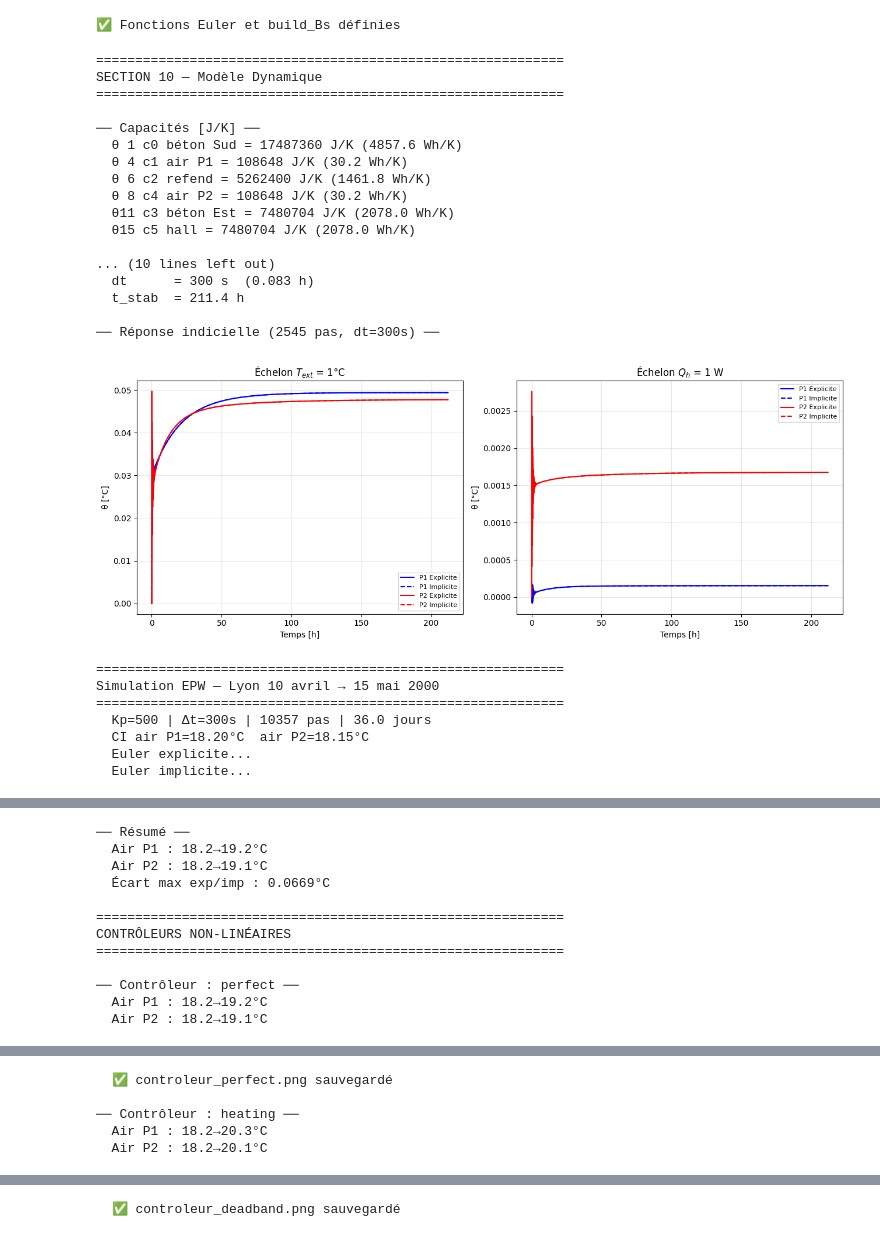
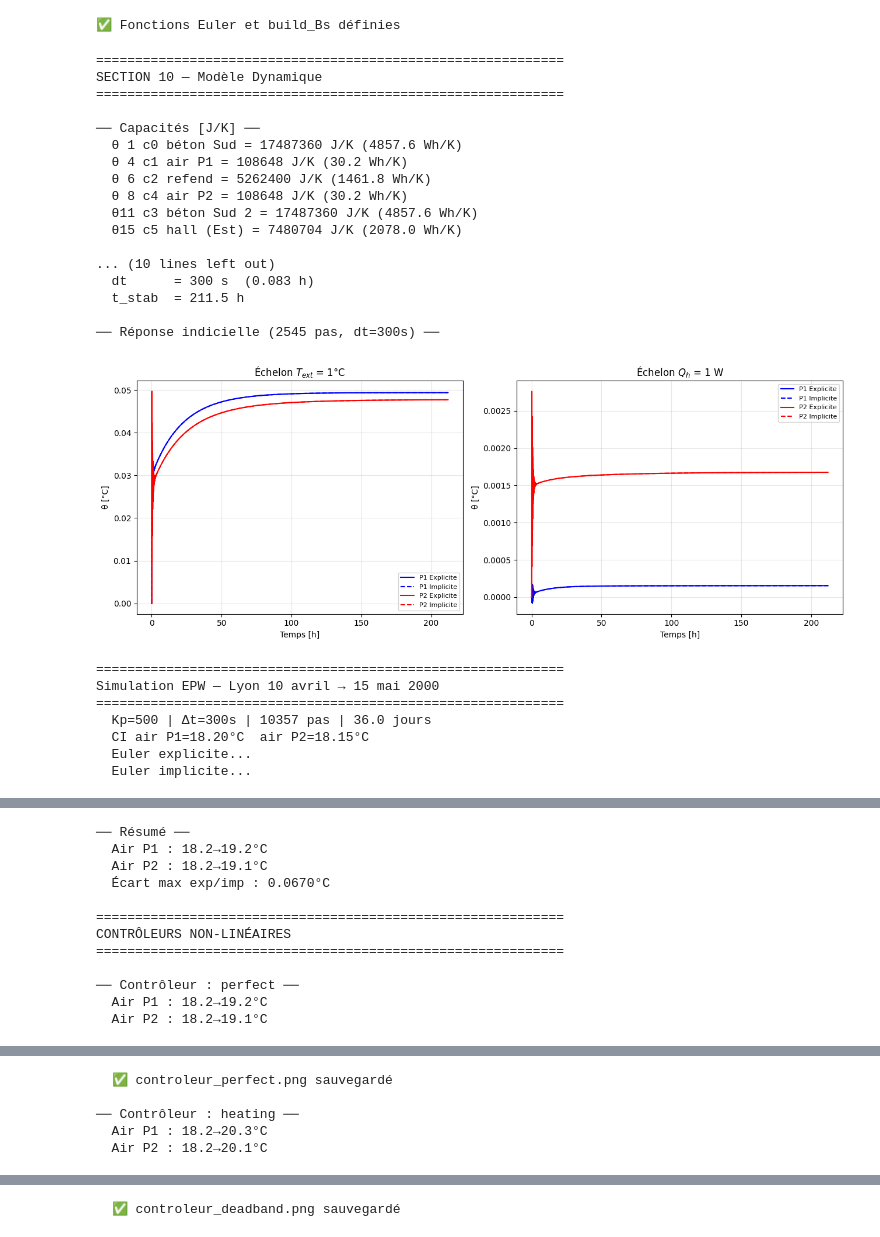
Before and after one commit to Anatole04/smart-cities-thermique, a Jupyter notebook: SmartCities_Thermique.ipynb, the cells around one changed output, grey strips where cells are left out. Drawn from its saved outputs; the diff is of its cells as text; code cells hidden in the pictures.

```diff
--- a/SmartCities_Thermique.ipynb
+++ b/SmartCities_Thermique.ipynb
@@ -105,15 +103,15 @@ conductances = {
     'q4  Contrôleur P1'       : float('inf'),
     'q5  Wall (refend U×A)'   : U_refend * A_refend,
     'q6  Door int advection'  : G_flow_hiver,
-    'q7  conv ext Est'        : he * A_sud,
-    'q8  cond composite Est'  : A_sud / R_cond_ext,
-    'q9  conv int Est'        : hi * A_sud,
+    'q7  conv ext Sud 2'        : he * A_sud,
+    'q8  cond composite Sud 2'  : A_sud / R_cond_ext,
+    'q9  conv int Sud 2'        : hi * A_sud,
     'q10 Window advection P2' : G_flow_hiver,
     'q11 Contrôleur P2'       : float('inf'),
-    'q12 conv int mur hall'   : hi * A_est,
-    'q13 cond mur hall'       : A_est / R_cond_ext,
-    'q14 conv ext mur hall'   : he * A_est,
-    'q15 Door ext advection'  : G_flow_hiver,
+    'q12 conv int mur hall (Est)'   : hi * A_est,
+    'q13 cond mur hall (Est)'       : A_est / R_cond_ext,
+    'q14 conv ext mur hall (Est)'   : he * A_est,
+    'q15 Door hall advection'  : G_flow_hiver,
 }
 
 print("\n── Conductances hiver [W/K] ──")
@@ -1053,12 +1060,12 @@ C_diag[1]  = rho_b*cp_b*e_beton_ext*A_sud     # c0 béton Sud
 C_diag[4]  = rho_a*cp_a*V_air                  # c1 air P1
 C_diag[6]  = rho_b*cp_b*(2*e_beton_ref)*A_ref  # c2 béton refend
 C_diag[8]  = rho_a*cp_a*V_air                  # c4 air P2
-C_diag[11] = rho_b*cp_b*e_beton_ext*A_est      # c3 béton Est
-C_diag[15] = rho_b*cp_b*e_beton_hal*A_hal      # c5 béton hall
+C_diag[11] = rho_b*cp_b*e_beton_ext*A_sud      # c3 béton Sud 2
+C_diag[15] = rho_b*cp_b*e_beton_hal*A_hal      # c5 béton hall (Est)
 
 print("\n── Capacités [J/K] ──")
 for i,n in {1:'c0 béton Sud',4:'c1 air P1',6:'c2 refend',
-             8:'c4 air P2',11:'c3 béton Est',15:'c5 hall'}.items():
+             8:'c4 air P2',11:'c3 béton Sud 2',15:'c5 hall (Est)'}.items():
     print(f"  θ{i:2d} {n} = {C_diag[i]:.0f} J/K ({C_diag[i]/3600:.1f} Wh/K)")
 
 idx_C = np.where(C_diag != 0)[0]
@@ -1131,7 +1138,7 @@ print("\n" + "="*60)
 print("Simulation EPW — Lyon 10 avril → 15 mai 2000")
 print("="*60)
 
-epw_file = '/content/drive/MyDrive/SmartCities/FRA_Lyon.074810_IWEC.epw'
+epw_file = 'FRA_Lyon.074810_IWEC.epw'
 weather_data, _ = dm4bem.read_epw(epw_file, coerce_year=2000)
 weather_data.index = weather_data.index.tz_localize(None)
 T_ext_epw = weather_data['temp_air']['2000-04-10':'2000-05-15']
@@ -1215,37 +1222,37 @@ for mode in ['perfect', 'heating', 'cooling', 'deadband']:
     ax.fill_between(t_days, T_ext_s, alpha=0.1, color='gray')
     ax.plot(t_days, T_ext_s, 'gray', lw=0.7, label='$T_{ext}$')
     ax.plot(t_days, th[i_P1], 'b-', lw=1.2, label='Air P1')
     ax.plot(t_days, th[i_P2], 'r-', lw=1.2, label='Air P2')
     ax.axhline(19.0, color='green', ls=':', lw=1, label='Consigne 19°C')
     ax.set_title(f'Contrôleur : {mode}')
     ax.set_xlabel('Jours depuis le 10 avril')
     ax.set_ylabel('T [°C]')
     ax.legend(fontsize=8)
     ax.grid(alpha=0.3)
     plt.tight_layout()
     plt.savefig(f'controleur_{mode}.png', dpi=150)
     plt.show()
     plt.close()
     print(f"  ✅ controleur_{mode}.png sauvegardé")
 # %% [output]
 ============================================================
 SECTION 10 — Modèle Dynamique
 ============================================================
 
 ── Capacités [J/K] ──
   θ 1 c0 béton Sud = 17487360 J/K (4857.6 Wh/K)
   θ 4 c1 air P1 = 108648 J/K (30.2 Wh/K)
   θ 6 c2 refend = 5262400 J/K (1461.8 Wh/K)
   θ 8 c4 air P2 = 108648 J/K (30.2 Wh/K)
-  θ11 c3 béton Est = 7480704 J/K (2078.0 Wh/K)
-  θ15 c5 hall = 7480704 J/K (2078.0 Wh/K)
+  θ11 c3 béton Sud 2 = 17487360 J/K (4857.6 Wh/K)
+  θ15 c5 hall (Est) = 7480704 J/K (2078.0 Wh/K)
 
 ... (10 lines left out)
   dt      = 300 s  (0.083 h)
-  t_stab  = 211.4 h
+  t_stab  = 211.5 h
 
 ── Réponse indicielle (2545 pas, dt=300s) ──
-[figure, old version]
+[figure, new version]
 ============================================================
 Simulation EPW — Lyon 10 avril → 15 mai 2000
 ============================================================
@@ -1257,7 +1264,7 @@ Simulation EPW — Lyon 10 avril → 15 mai 2000
 ── Résumé ──
   Air P1 : 18.2→19.2°C
   Air P2 : 18.2→19.1°C
-  Écart max exp/imp : 0.0669°C
+  Écart max exp/imp : 0.0670°C
 
 ============================================================
 CONTRÔLEURS NON-LINÉAIRES
```
Also changed, not shown: parts of 4 cells of this notebook.
